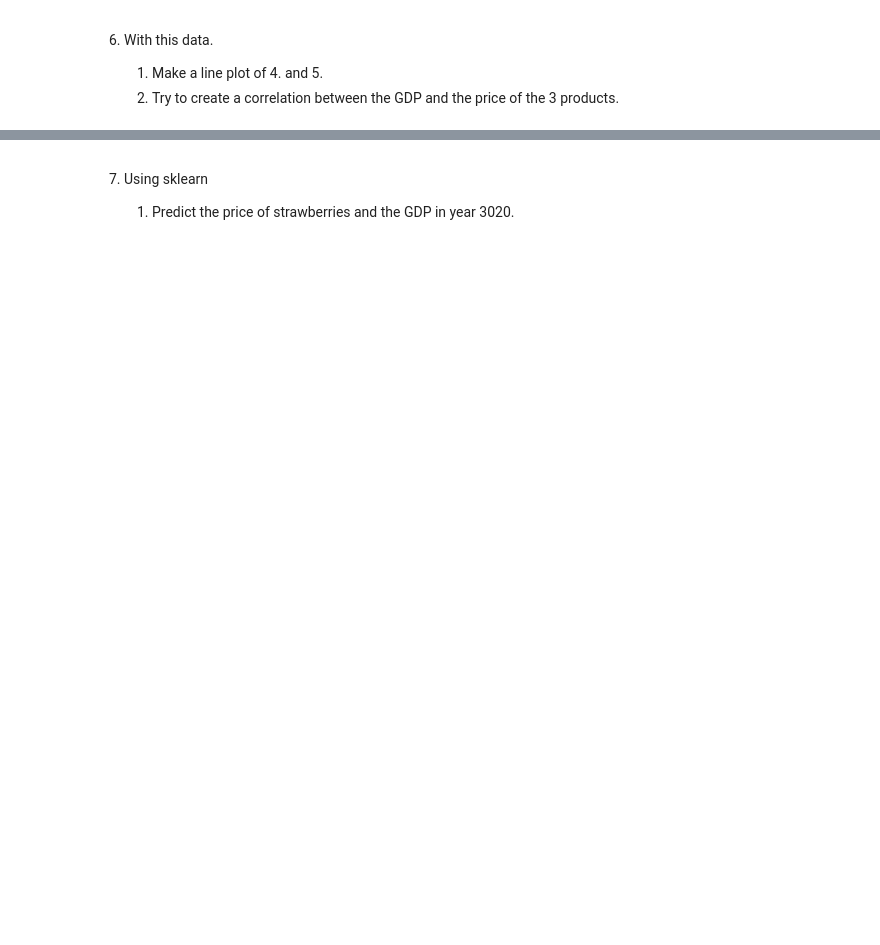
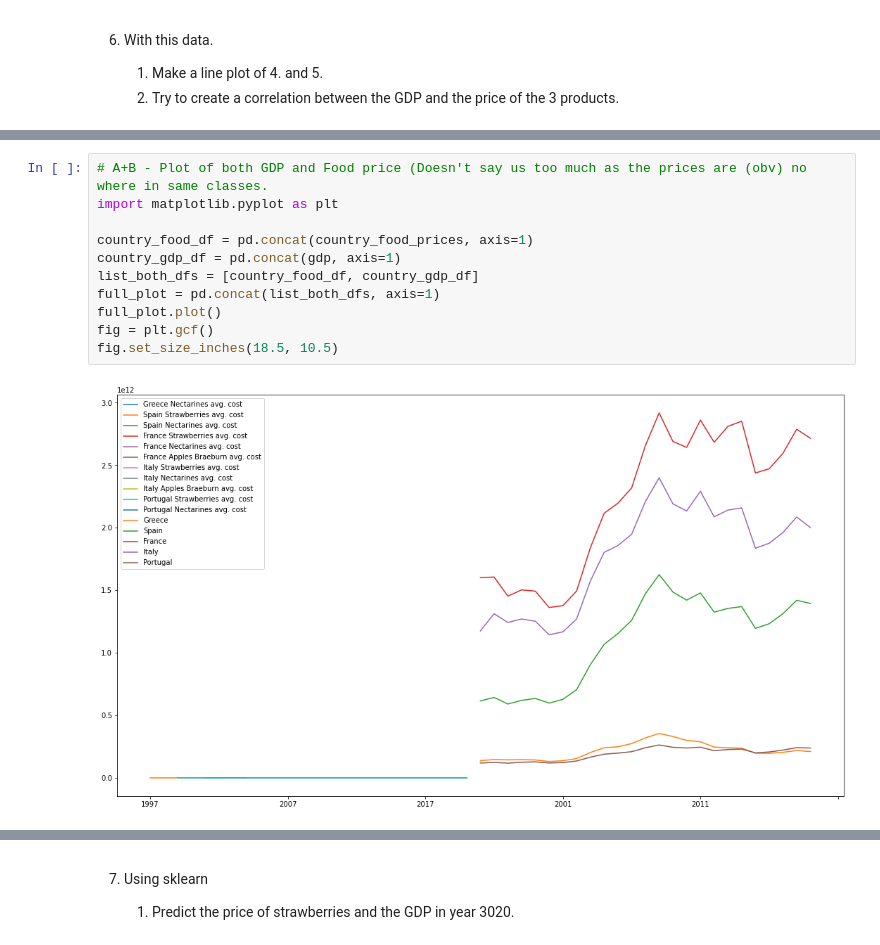
Before and after one commit to Bringordie/sem4python, a Jupyter notebook: Week44-ex10/Week_44.ipynb, the cells around one changed output, grey strips where cells are left out. Saved outputs shown, nothing was run; the diff lists cells and outputs as text; blank space fills up the shorter version.

```diff
--- a/Week44-ex10/Week_44.ipynb
+++ b/Week44-ex10/Week_44.ipynb
@@ -476,0 +479,13 @@ TypeError: unhashable type: 'list'
+# %%
+# A+B - Plot of both GDP and Food price (Doesn't say us too much as the prices are (obv) no where in same classes.
+import matplotlib.pyplot as plt
+
+country_food_df = pd.concat(country_food_prices, axis=1)
+country_gdp_df = pd.concat(gdp, axis=1)
+list_both_dfs = [country_food_df, country_gdp_df]
+full_plot = pd.concat(list_both_dfs, axis=1)
+full_plot.plot()
+fig = plt.gcf()
+fig.set_size_inches(18.5, 10.5)
+# %% [output]
+[figure, added]
```
Also changed, not shown: parts of 12 cells of this notebook.
